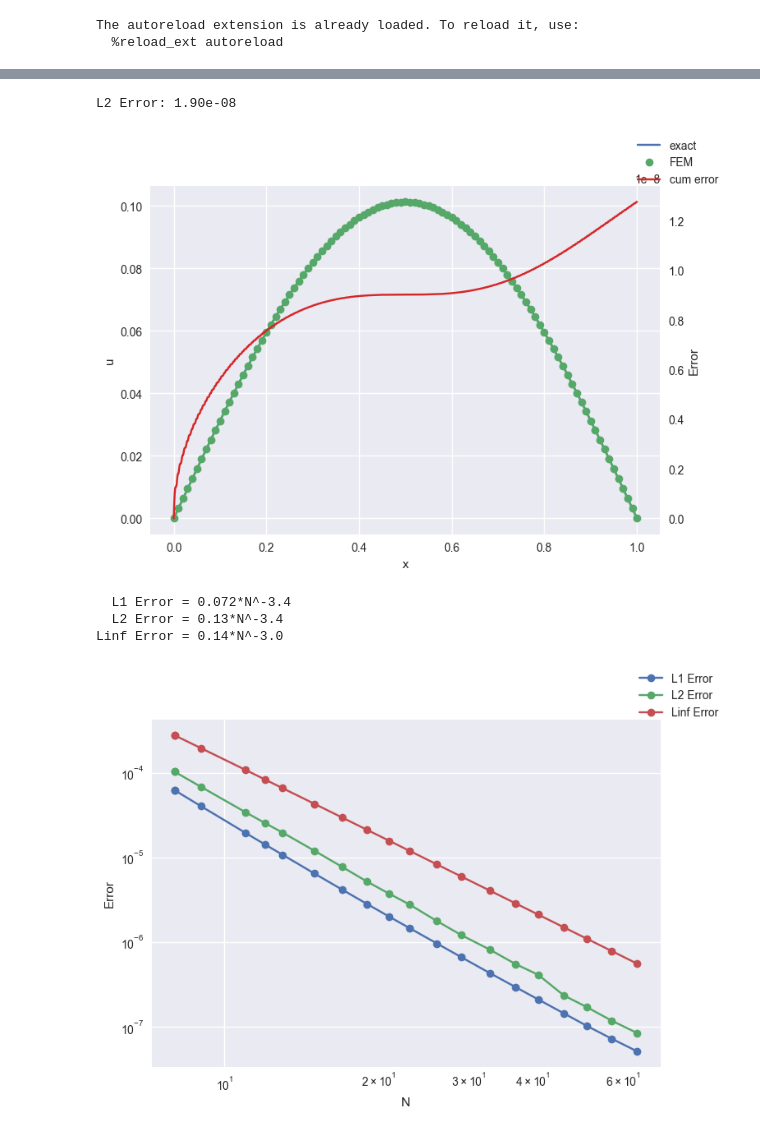
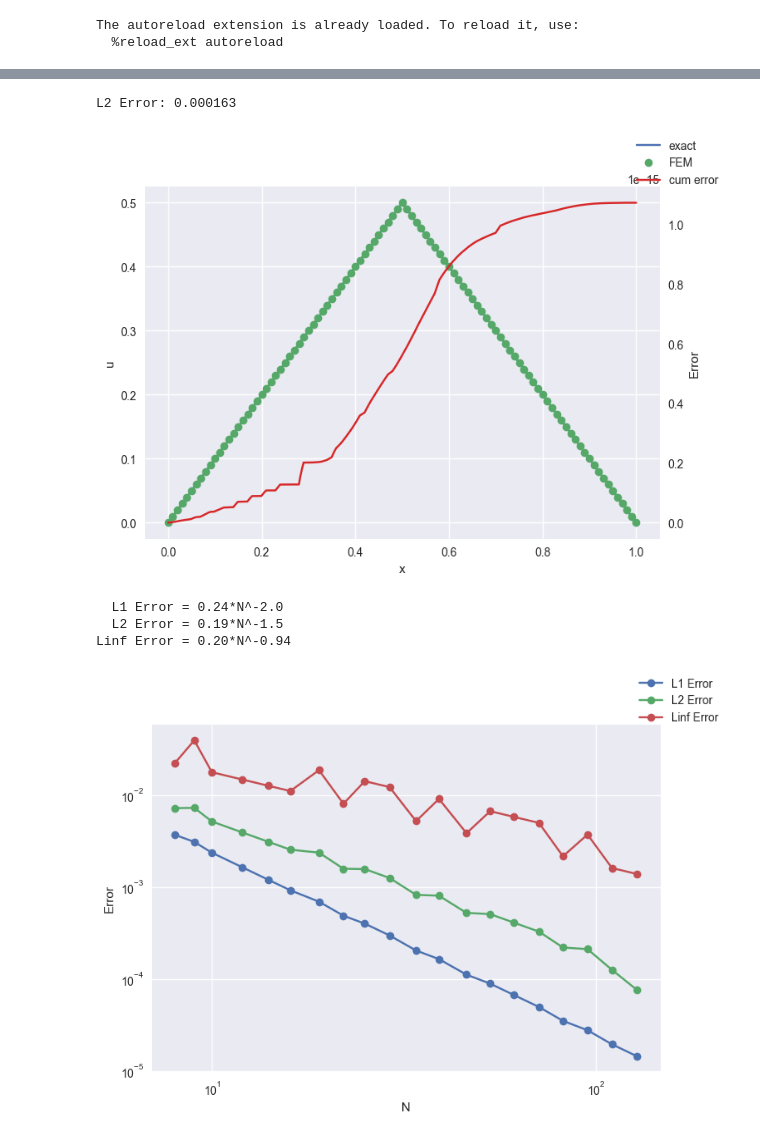
Before and after one commit to Brianhuynh97/ProgrammingPDE1, a Jupyter notebook: individual_solutions/Paul/pe1.ipynb, the cells around one changed output, grey strips where cells are left out. Drawn from its saved outputs; the diff is of its cells as text; code cells hidden in the pictures.

```diff
--- a/individual_solutions/Paul/pe1.ipynb
+++ b/individual_solutions/Paul/pe1.ipynb
@@ -144,10 +144,10 @@ Linf Error = 3.3e-15*N^3.5
 # %%
 x0, xN = 0, 1
-N = 200 # number of intervals
+N = 100 # number of intervals
 h = (xN - x0) / (N)  # N+1 nodes means N intervals
 
 # get analytical solution u, f(x), coefficients b and matrix elements a_ij
-u_f, u_fpp, u_b, u_a_ij = funcs["f3_quad"]
+u_f, u_fpp, u_b, u_a_ij = funcs["f2_quad"]
 
 a = np.array([[u_a_ij(i, j, h) for j in range(1, 2 * N)] for i in range(1, 2 * N)])
 b = np.array([u_b(i, h) for i in range(1, 2 * N)])
@@ -170,39 +170,39 @@ x_grid = np.linspace(x0, xN, num=N + 1)
 # x0 is exluded and we start with k=1 corresponding to a quadratic base funcition
 # -> start at list index 1
 u_num_corse = np.pad(x[1::2], 1, "constant", constant_values=0)
 [line] = ax.plot(x_grid, u_num_corse, "o", label="FEM")
 
 # plotting high resolution version of function
 u_num_fine = constr_f(x, fine_x, h, func=lib.quadratic.basis)
 ax.plot(fine_x, u_num_fine, color=line.get_color())
 
 # print(a)
 
 error = np.sqrt(
     np.cumsum((u_anal - u_num_fine) ** 2) * (fine_x[1] - fine_x[0])
 )  # approximate integral by sum
 
 
 l2_error = l2_err_func(u_f, u_num_corse, x_grid, 2)
 print(f"L2 Error: {l2_error:#.3}")
 
 
 ax2 = ax.twinx()
 ax2.plot(fine_x, error, color="tab:red", label="cum error")
 ax2.grid(False)
 
 ax.set_xlabel("x")
 ax.set_ylabel("u")
 ax2.set_ylabel("Error")
 
 _ = fig.legend()
 # %% [output]
-L2 Error: 1.90e-08
+L2 Error: 0.000163
-[figure, old version]
+[figure, new version]
 # %%
 # plot errors over N
 
-u_f, u_fpp, u_b, u_a_ij = funcs["f3_quad"]
+u_f, u_fpp, u_b, u_a_ij = funcs["f2_quad"]
 
 x0, xN = 0, 1
 fine_x = np.linspace(x0, xN, num=100)
@@ -212,7 +212,7 @@ u_anal = u_f(fine_x)
 temp1, temp2, temp3 = [], [], []
 
 ns = np.logspace(
-    np.log2(8) // 1, np.log2(100) // 1, base=2, dtype=int, num=20
+    np.log2(8) // 1, np.log2(200) // 1, base=2, dtype=int, num=20
 )  # get k integers between a,b evenly spaced in logspace
 
 # ns = np.arange(3, 60)
@@ -266,7 +266,7 @@ for errors, label in zip(
     slope, intercept = np.polyfit(np.log(ns), np.log(errors), 1)
     print(f"{label:>10} = {np.exp(intercept):#.2}*N^{slope:#.2}")
 # %% [output]
-  L1 Error = 0.072*N^-3.4
-  L2 Error = 0.13*N^-3.4
-Linf Error = 0.14*N^-3.0
+  L1 Error = 0.24*N^-2.0
+  L2 Error = 0.19*N^-1.5
+Linf Error = 0.20*N^-0.94
-[figure, old version]
+[figure, new version]
```
Also changed, not shown: parts of 2 cells of this notebook.
